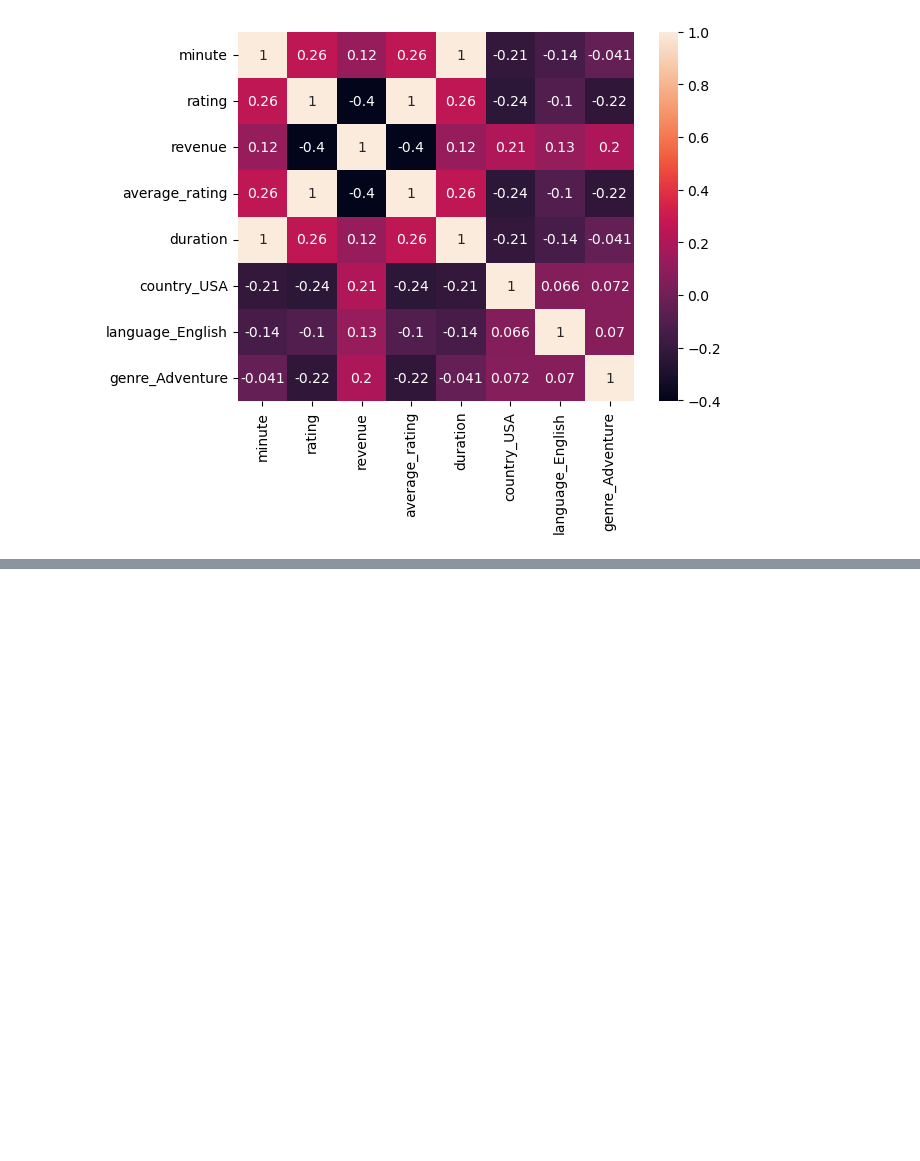
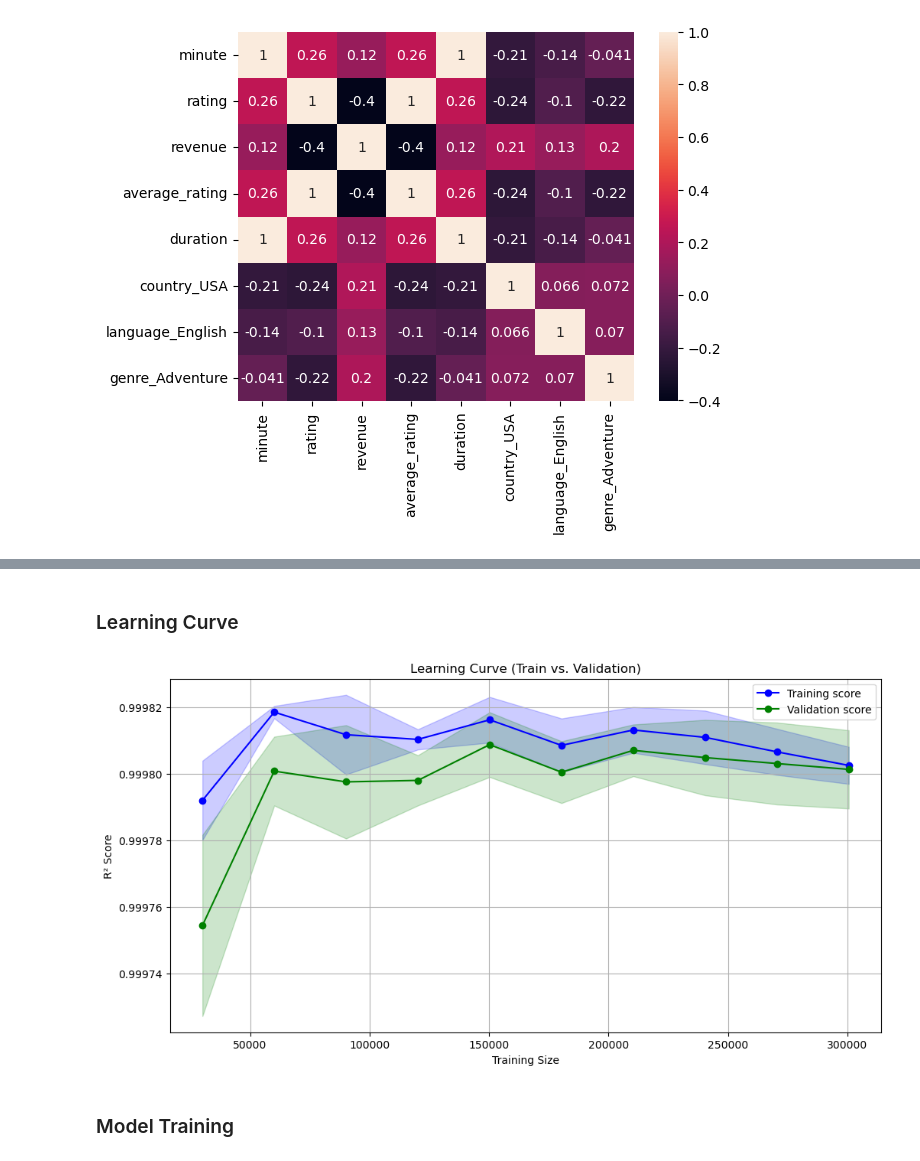
Before and after one commit to emtelgen/cse-404-fs24-movie-revenues, a Jupyter notebook: Random_Forest_Model/Random_Forest_Regressor_Model_EDA.ipynb, the cells around one changed output, grey strips where cells are left out. Saved outputs shown, nothing was run; the diff lists cells and outputs as text; code cells hidden in the pictures; blank space fills up the shorter version.

Commit message:
fixes tick marks on y-axis plot

```diff
--- a/Random_Forest_Model/Random_Forest_Regressor_Model_EDA.ipynb
+++ b/Random_Forest_Model/Random_Forest_Regressor_Model_EDA.ipynb
@@ -240,3 +376,3 @@ sns.heatmap(correlation_matrix, annot = True)
 # %%
-# Train and evaluate the model
-train_and_evaluate_model(merged_data)
+# Train and evaluate the model act
+# train_and_evaluate_model(merged_data)
@@ -269,0 +381,8 @@ Best model saved to 'Random_Forest_Regressor_model_best.pkl'
+# %%
+X = merged_data.drop(columns=['revenue', 'description'])  # Drop unnecessary columns
+y = merged_data['revenue']
+
+print("Columns: ", X.columns)
+
+# Convert data to numeric and handle missing values
+X = X.apply(pd.to_numeric, errors='coerce').fillna(0)
@@ -269,0 +410,6 @@ Best model saved to 'Random_Forest_Regressor_model_best.pkl'
+# %%
+# Split the data into training and testing sets
+X_train, X_test, y_train, y_test = train_test_split(X, y, test_size=0.2, random_state=42)
+
+# Initialize the model with the best hyperparameters
+model = RandomForestRegressor(random_state=42)
@@ -269,0 +467,33 @@ Best model saved to 'Random_Forest_Regressor_model_best.pkl'
+# %% [markdown]
+### Learning Curve
+# %%
+# Use learning_curve to get training and testing scores for different sizes of training data
+train_sizes, train_scores, test_scores = learning_curve(
+    model, X_train, y_train, cv=5, scoring='r2', n_jobs=-1, train_sizes=np.linspace(0.1, 1.0, 10)
+)
+
+# Calculate mean and standard deviation of the training and testing scores
+train_mean = np.mean(train_scores, axis=1)
+test_mean = np.mean(test_scores, axis=1)
+train_std = np.std(train_scores, axis=1)
+test_std = np.std(test_scores, axis=1)
+# %%
+# Plotting the learning curve
+plt.figure(figsize=(12, 6))
+plt.plot(train_sizes, train_mean, label='Training score', color='blue', marker='o')
+plt.plot(train_sizes, test_mean, label='Validation score', color='green', marker='o')
+
+plt.fill_between(train_sizes, train_mean - train_std, train_mean + train_std, alpha=0.2, color='blue')
+plt.fill_between(train_sizes, test_mean - test_std, test_mean + test_std, alpha=0.2, color='green')
+
+plt.title('Learning Curve (Train vs. Validation)')
+plt.xlabel('Training Size')
+plt.ylabel('R² Score')
+plt.legend(loc='best')
+plt.ticklabel_format(style='plain', axis='y')
+plt.grid(True)
+plt.show()
+# %% [output]
+[figure, added]
+# %% [markdown]
+### Model Training
```
Also changed, not shown: parts of 27 cells of this notebook.
